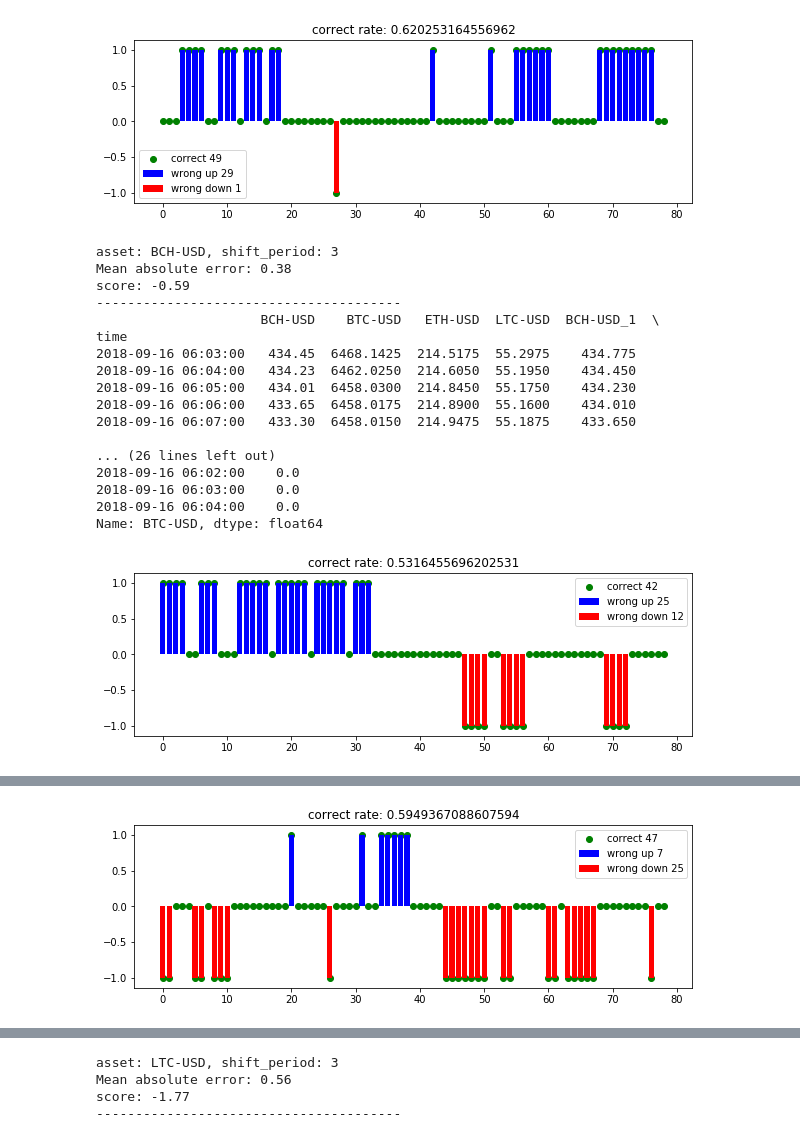
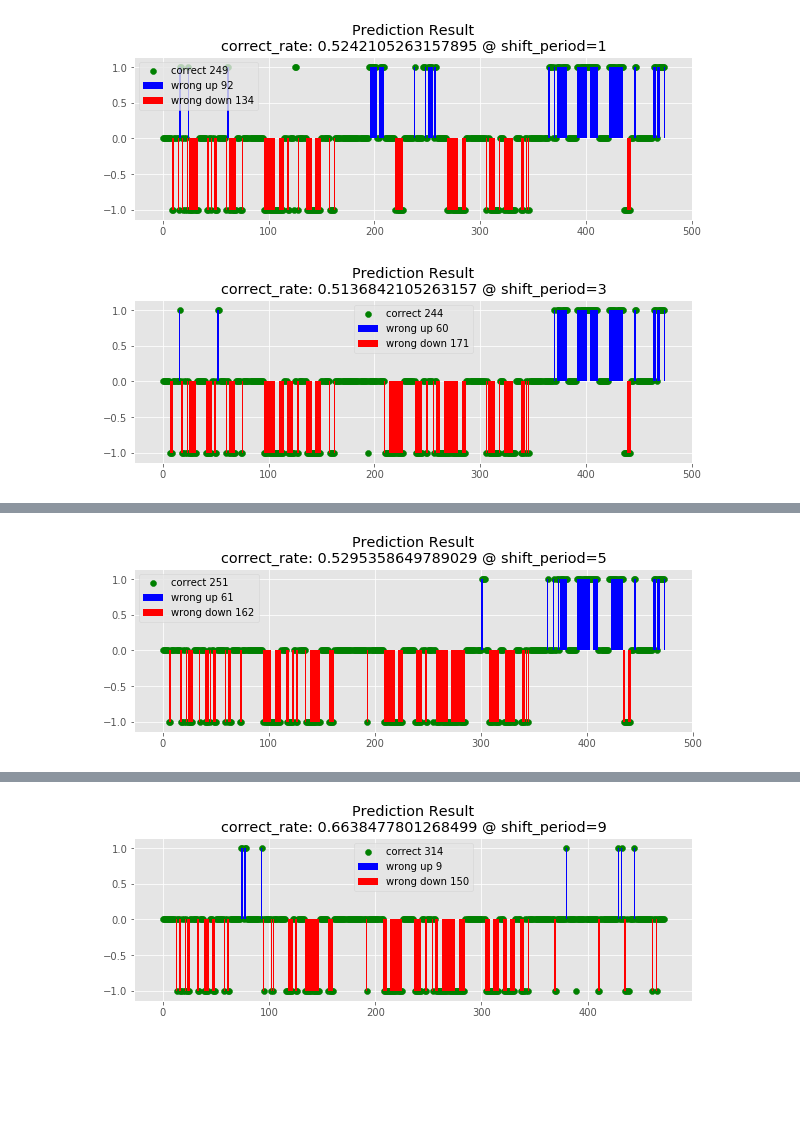
Before and after one commit to cchencool/crypto_currency_prediction, a Jupyter notebook: model/model_classification.ipynb, the cells around one changed output, grey strips where cells are left out. Drawn from its saved outputs; the diff is of its cells as text; code cells hidden in the pictures; blank space fills up the shorter version.

```diff
--- a/model/model_classification.ipynb
+++ b/model/model_classification.ipynb
@@ -42,7 +42,7 @@ def train_test_split_self(data_x, data_y, test_size=0.33):
     return data_x[:train_size], data_x[train_size:], data_y[:train_size], data_y[train_size:]
 # %%
 # train model
-def train_model(data_x, data_y, is_plot:bool=False, is_print:bool=False):
+def train_model(data_x, data_y, is_plot:bool=False, is_print:bool=False, shift_period=1):
 
     X_train, X_test, y_train, y_test = train_test_split_self(data_x, data_y, test_size=0.33)#, random_state=42)
 
@@ -74,6 +74,8 @@ def train_model(data_x, data_y, is_plot:bool=False, is_print:bool=False):
 
     # Plot outputs
     if is_plot:
+        import matplotlib.style as style
+        style.use('ggplot')
         fig = plt.figure(figsize=(10,3))
         x_axis = np.arange(len(X_test))
 #         ax1 = plt.plot(x_axis, y_test,  color='red')#scatter(x_axis, y_test,  color='black')
@@ -89,9 +91,9 @@ def train_model(data_x, data_y, is_plot:bool=False, is_print:bool=False):
         ax1.set_label('wrong up %s' % n_w_up)
         ax2.set_label('wrong down %s' % n_w_down)
         ax3.set_label('correct %s' % corr)
-        plt.title('correct rate: %s' % str(corr / (n_w_up + n_w_down + corr)))
+        plt.title(f"Prediction Result\ncorrect_rate: {str(corr / (n_w_up + n_w_down + corr))} @ shift_period={shift_period}")
         plt.legend()
-
+        plt.grid(True)
         plt.xticks()
         plt.yticks()
 
@@ -99,3 +101,10 @@ def train_model(data_x, data_y, is_plot:bool=False, is_print:bool=False):
 
 
     return regr, {'mse':mse, 'score':score, 'mae': mae}
+# %%
+data_y = []
+for p in range(len(data_x)):
+    data_y.append(series_avg[asset].iloc[p:p+10].mean())
+y_series = np.array(data_y)
+y_series = y_series[predict_shift:] - y_series[:-1 * predict_shift] > 0
+y_series=y_series+1-1
@@ -104,7 +119,7 @@ def train_model(data_x, data_y, is_plot:bool=False, is_print:bool=False):
 series_avg, keys = load_data()
 # train model
 # shift_period = 1
-data_length = 60 * 4
+data_length = 60 * 24
 asset = keys[1]
 
 
@@ -116,49 +131,58 @@ def get_rename_dict(t):
     return {'BCH-USD':'BCH-USD_%i'%t, 'BTC-USD':'BTC-USD_%i'%t, 'ETH-USD':'ETH-USD_%i'%t, 'LTC-USD':'LTC-USD_%i'%t}
 
 # train
-for asset in keys:
+for asset in ['BTC-USD']:#keys
     mses = []
     maes = []
     scores = []
     models_mse[asset] = mses
     models_mae[asset] = maes
     models_score[asset] = scores
-    for shift_period in [3]:#range(1,3):
+    for shift_period in range(1,15,2):
         # Load the diabetes dataset
         all_asset = keys.copy()
         # all_asset.remove(asset)
         data_x = series_avg[all_asset]
 
-        for t in range(shift_period):# if shift_period > 1 else 1):
+        for t in range(shift_period if shift_period > 1 else 1):
             t = t+1
 #             print(f"shift {t}")
             data_x_t = series_avg[all_asset].shift(1 * t)
             data_x_t = data_x_t.rename(columns=get_rename_dict(t))
             data_x = data_x.join(data_x_t)
         data_x = data_x[shift_period:]
-        print(data_x.head())
+#         print(data_x.head())
         # shift forward the predict value, as using the price at
         predict_shift = shift_period #10
 #         data_y = series_avg[asset].shift(-1 * shift_period)[:-1*shift_period].values
-        y_series = series_avg[asset].shift(-1 * predict_shift)[:-1*predict_shift] - series_avg[asset][:-1*predict_shift] > 0
+
+        # use the mean of next 10 minutes as the value
+        data_y = []
+        for p in range(len(data_x)):
+            data_y.append(series_avg[asset].iloc[p:p+10].mean())
+        y_series = np.array(data_y)
+        y_series = y_series[1:] - y_series[:-1 * 1] > 0
+        y_series=y_series+1-1
+#         y_series = y_series.shift(-1 * predict_shift)[:-1*predict_shift] - y_series[:-1*predict_shift] > 0
+#         y_series = series_avg[asset].shift(-1 * predict_shift)[:-1*predict_shift] - series_avg[asset][:-1*predict_shift] > 0
         y_series[y_series==True]=1
         y_series[y_series==False]=0
-        print(y_series.head())
-        data_y = y_series.values
+#         print(y_series.head())
+        data_y = y_series#.values
         data_x = data_x[shift_period:data_length]
         data_y = data_y[shift_period:data_length]
 
-        model, judge_dict = train_model(data_x, data_y, is_plot=True, is_print=False)
+        model, judge_dict = train_model(data_x, data_y, is_plot=True, is_print=False, shift_period=shift_period)
 
         mses.append(judge_dict['mse'])#  / model.intercept_)#math.sqrt(judge_dict['mse']) / model.intercept_)
         maes.append(judge_dict['mae'])#  / model.intercept_)
         scores.append(judge_dict['score'])
 
-        print(f"asset: {asset}, shift_period: {shift_period}")
-        print("Mean absolute error: %.2f" % judge_dict['mae'])
-        print('score: %.2f' % judge_dict['score'])
+#         print(f"asset: {asset}, shift_period: {shift_period}")
+#         print("Mean absolute error: %.2f" % judge_dict['mae'])
+#         print('score: %.2f' % judge_dict['score'])
 #         print('featrue importance', model.feature_importances_)
 #         print('Coefficients: ', model.coef_)
 #         print('Intercept: ', model.intercept_)
-        print('---------------------------------------')
+#         print('---------------------------------------')
 # %% [output]
@@ -182,19 +189,2 @@ Name: BCH-USD, dtype: float64
-[figure, old version]
+[figure, new version]
-asset: BCH-USD, shift_period: 3
-Mean absolute error: 0.38
-score: -0.59
----------------------------------------
-                     BCH-USD    BTC-USD   ETH-USD  LTC-USD  BCH-USD_1  \
-time
-2018-09-16 06:03:00   434.45  6468.1425  214.5175  55.2975    434.775
-2018-09-16 06:04:00   434.23  6462.0250  214.6050  55.1950    434.450
-2018-09-16 06:05:00   434.01  6458.0300  214.8450  55.1750    434.230
-2018-09-16 06:06:00   433.65  6458.0175  214.8900  55.1600    434.010
-2018-09-16 06:07:00   433.30  6458.0150  214.9475  55.1875    433.650
-
-... (26 lines left out)
-2018-09-16 06:02:00    0.0
-2018-09-16 06:03:00    0.0
-2018-09-16 06:04:00    0.0
-Name: BTC-USD, dtype: float64
-[figure, old version]
+[figure, new version]
@@ -218 +191 @@ Name: ETH-USD, dtype: float64
-[figure, old version]
+[figure, new version]
@@ -237,4 +193 @@ Name: LTC-USD, dtype: float64
-asset: LTC-USD, shift_period: 3
-Mean absolute error: 0.56
-score: -1.77
----------------------------------------
+[figure, added]
```
Also changed, not shown: parts of 3 cells of this notebook, 46 other files.
